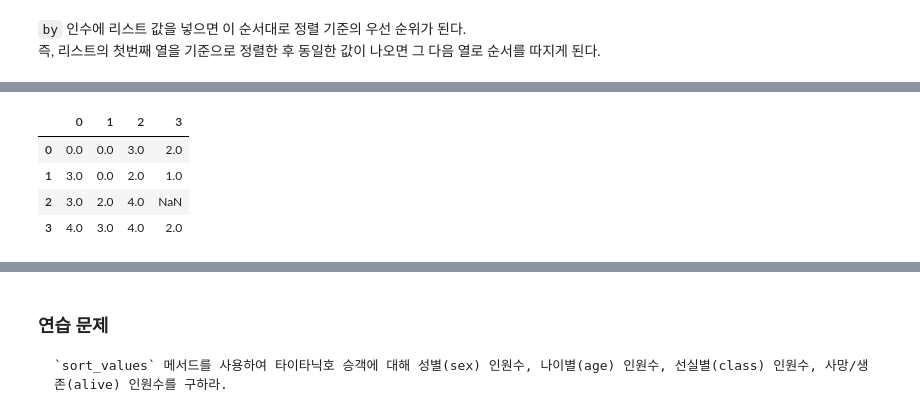
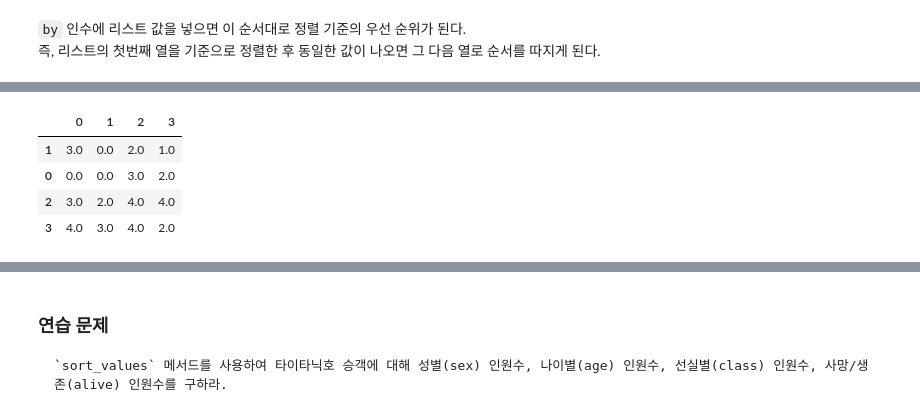
Before and after one commit to hana-K-918/wassup3, a Jupyter notebook: 03_Data_Preprocessing/02_04_Pandas 데이터프레임 데이터 조작.ipynb, the cells around one changed output, grey strips where cells are left out. Cells and saved outputs as stored; diff of their text form; code cells hidden in the pictures.

```diff
--- a/03_Data_Preprocessing/02_04_Pandas 데이터프레임 데이터 조작.ipynb
+++ b/03_Data_Preprocessing/02_04_Pandas 데이터프레임 데이터 조작.ipynb
@@ -291,8 +312,8 @@ df.sort_values(by=2) #2번 컬럼v 기준
 # %%
-df.sort_values(by=1)
+df.sort_values(by=[2,1])
 # %% [output]
 |  | 0 | 1 | 2 | 3 |
+| 1 | 3.0 | 0.0 | 2.0 | 1.0 |
 | 0 | 0.0 | 0.0 | 3.0 | 2.0 |
-| 1 | 3.0 | 0.0 | 2.0 | 1.0 |
-| 2 | 3.0 | 2.0 | 4.0 | NaN |
+| 2 | 3.0 | 2.0 | 4.0 | 4.0 |
 | 3 | 4.0 | 3.0 | 4.0 | 2.0 |
```
Also changed, not shown: parts of 6 cells of this notebook, 9 other files.
